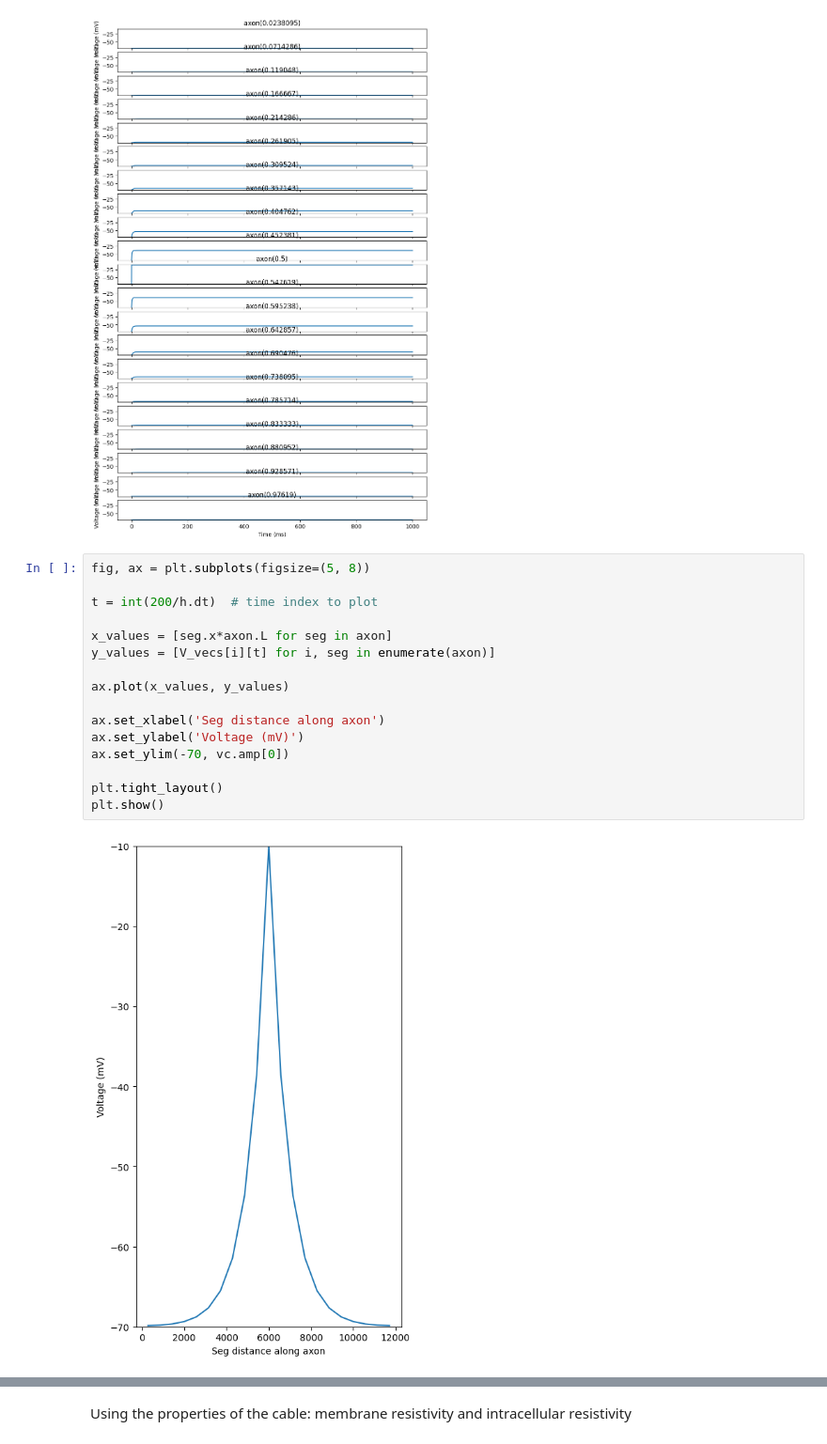
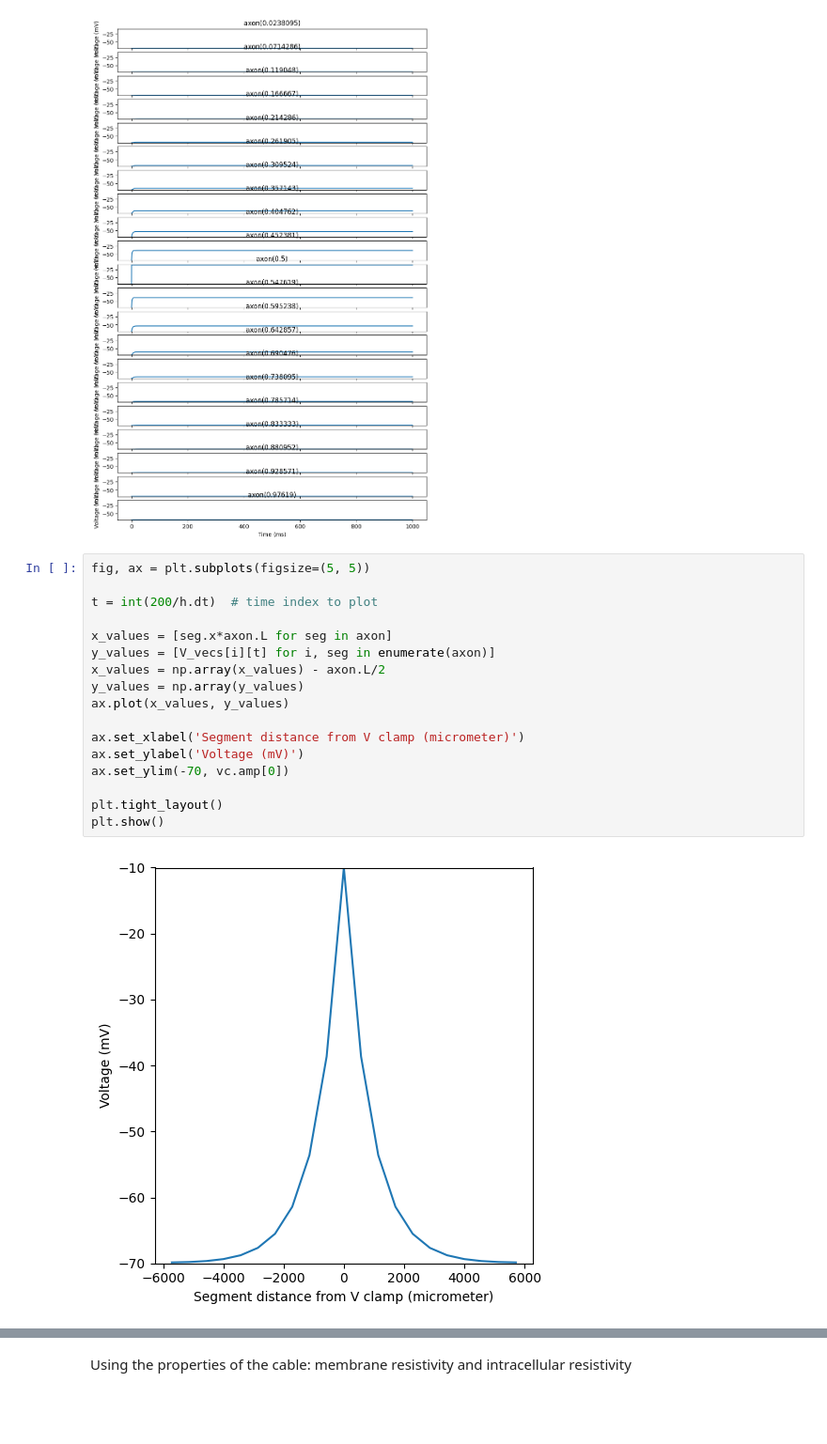
Before and after one commit to davidfague/Computational-Neuroscience-tutorials, a Jupyter notebook: B2_CableTheory.ipynb, the cells around one changed output, grey strips where cells are left out. Shown at 94% size. Cells and saved outputs as stored; diff of their text form; blank space fills up the shorter version.

```diff
--- a/B2_CableTheory.ipynb
+++ b/B2_CableTheory.ipynb
@@ -144,23 +150,24 @@ plt.show()
 # %% [output]
 [figure]
 # %%
-fig, ax = plt.subplots(figsize=(5, 8))
+fig, ax = plt.subplots(figsize=(5, 5))
 
 t = int(200/h.dt)  # time index to plot
 
 x_values = [seg.x*axon.L for seg in axon]
 y_values = [V_vecs[i][t] for i, seg in enumerate(axon)]
-
+x_values = np.array(x_values) - axon.L/2
+y_values = np.array(y_values)
 ax.plot(x_values, y_values)
 
-ax.set_xlabel('Seg distance along axon')
+ax.set_xlabel('Segment distance from V clamp (micrometer)')
 ax.set_ylabel('Voltage (mV)')
 ax.set_ylim(-70, vc.amp[0])
 
 plt.tight_layout()
 plt.show()
 # %% [output]
-[figure, old version]
+[figure, new version]
 # %%
 # print out the steady state voltage during voltage clamp
 for i,seg in enumerate(axon):
```
Also changed, not shown: parts of 11 cells of this notebook.
